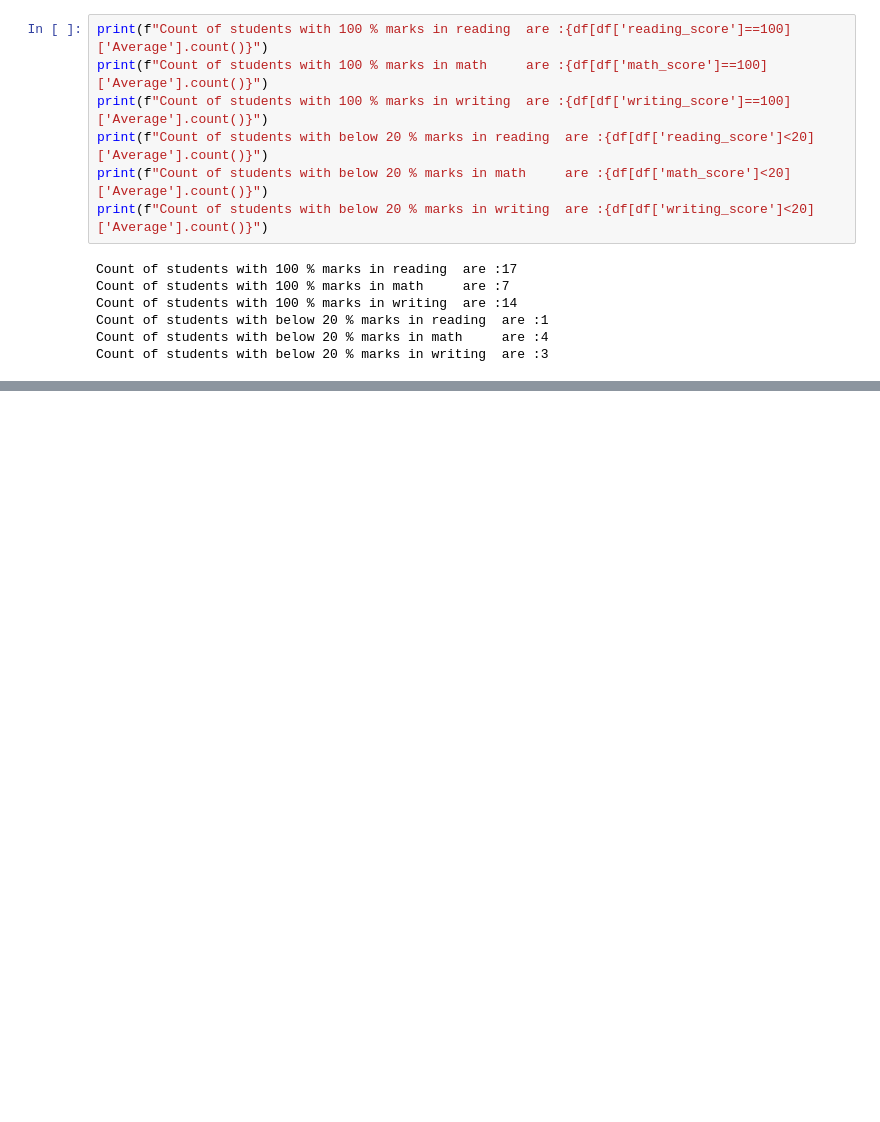
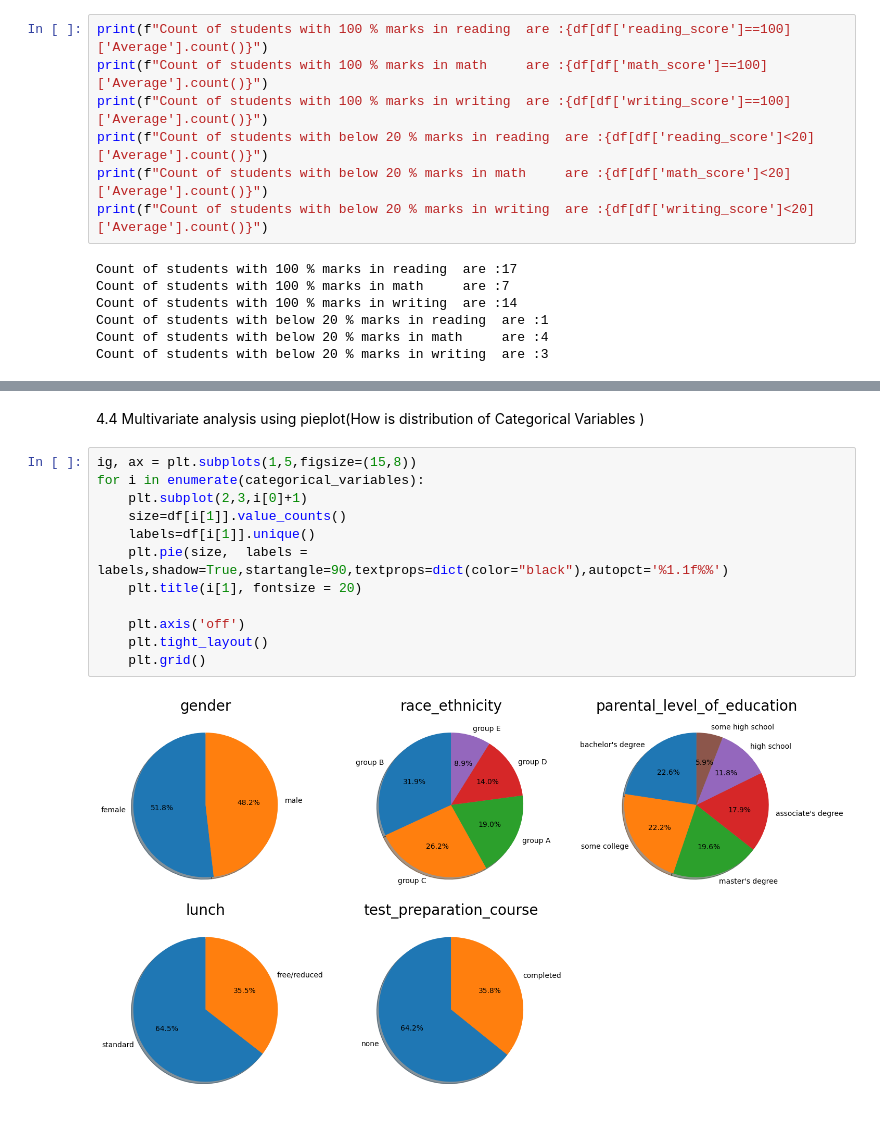
Before and after one commit to Deep-art-commits/MachineLearning_Projects, a Jupyter notebook: notebook/1 . EDA STUDENT PERFORMANCE .ipynb, the cells around one changed output, grey strips where cells are left out. Saved outputs shown, nothing was run; the diff lists cells and outputs as text; blank space fills up the shorter version.

```diff
--- a/notebook/1 . EDA STUDENT PERFORMANCE .ipynb
+++ b/notebook/1 . EDA STUDENT PERFORMANCE .ipynb
@@ -246,0 +270,16 @@ NameError: name 'dfdf' is not defined
+# %% [markdown]
+4.4  Multivariate analysis using pieplot(How is distribution of Categorical Variables )
+# %%
+ig, ax = plt.subplots(1,5,figsize=(15,8))
+for i in enumerate(categorical_variables):
+    plt.subplot(2,3,i[0]+1)
+    size=df[i[1]].value_counts()
+    labels=df[i[1]].unique()
+    plt.pie(size,  labels = labels,shadow=True,startangle=90,textprops=dict(color="black"),autopct='%1.1f%%')
+    plt.title(i[1], fontsize = 20)
+
+    plt.axis('off')
+    plt.tight_layout()
+    plt.grid()
+# %% [output]
+[figure, added]
```
Also changed, not shown: parts of 15 cells of this notebook.
